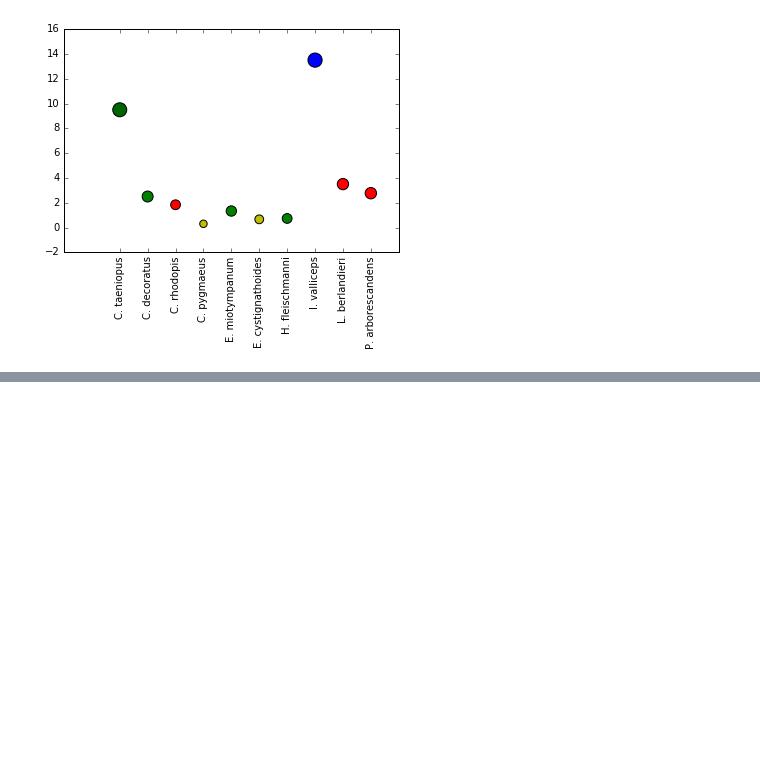
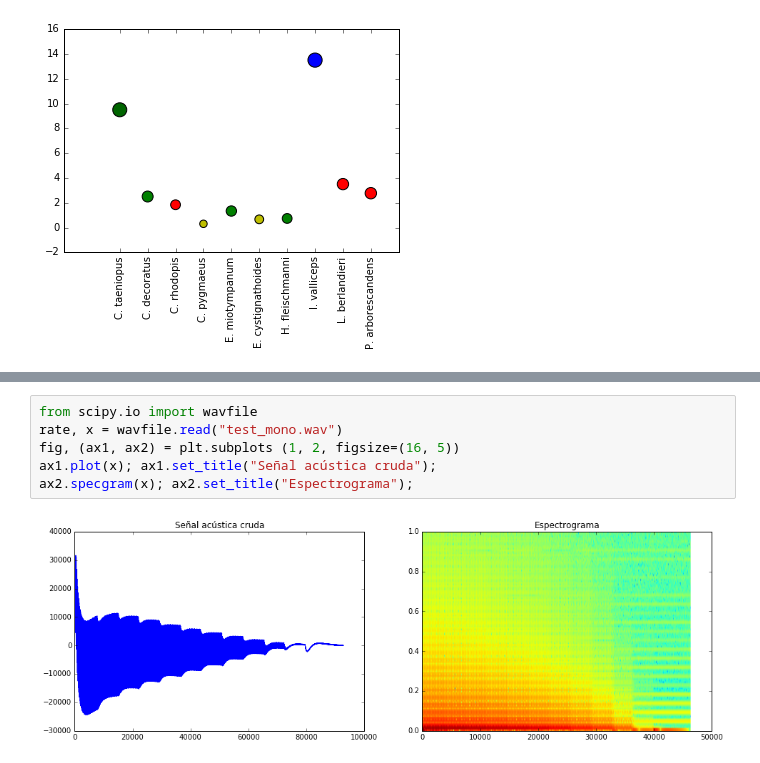
Before and after one commit to Amaureto/Ecoacoustics_MX, a Jupyter notebook: Tareas aprendizaje/004 Gráficas con ggplot2 y Matplotlib/Ejemplo lectura CSV.ipynb, the cells around one changed output, grey strips where cells are left out. Drawn from its saved outputs; the diff is of its cells as text; blank space fills up the shorter version.

```diff
--- a/Tareas aprendizaje/004 Gráficas con ggplot2 y Matplotlib/Ejemplo lectura CSV.ipynb
+++ b/Tareas aprendizaje/004 Gráficas con ggplot2 y Matplotlib/Ejemplo lectura CSV.ipynb
@@ -142,0 +157,8 @@ plt.show()
+# %%
+from scipy.io import wavfile
+rate, x = wavfile.read("test_mono.wav")
+fig, (ax1, ax2) = plt.subplots (1, 2, figsize=(16, 5))
+ax1.plot(x); ax1.set_title("Señal acústica cruda");
+ax2.specgram(x); ax2.set_title("Espectrograma");
+# %% [output]
+[figure, added]
```
Also changed, not shown: parts of 2 cells of this notebook.
